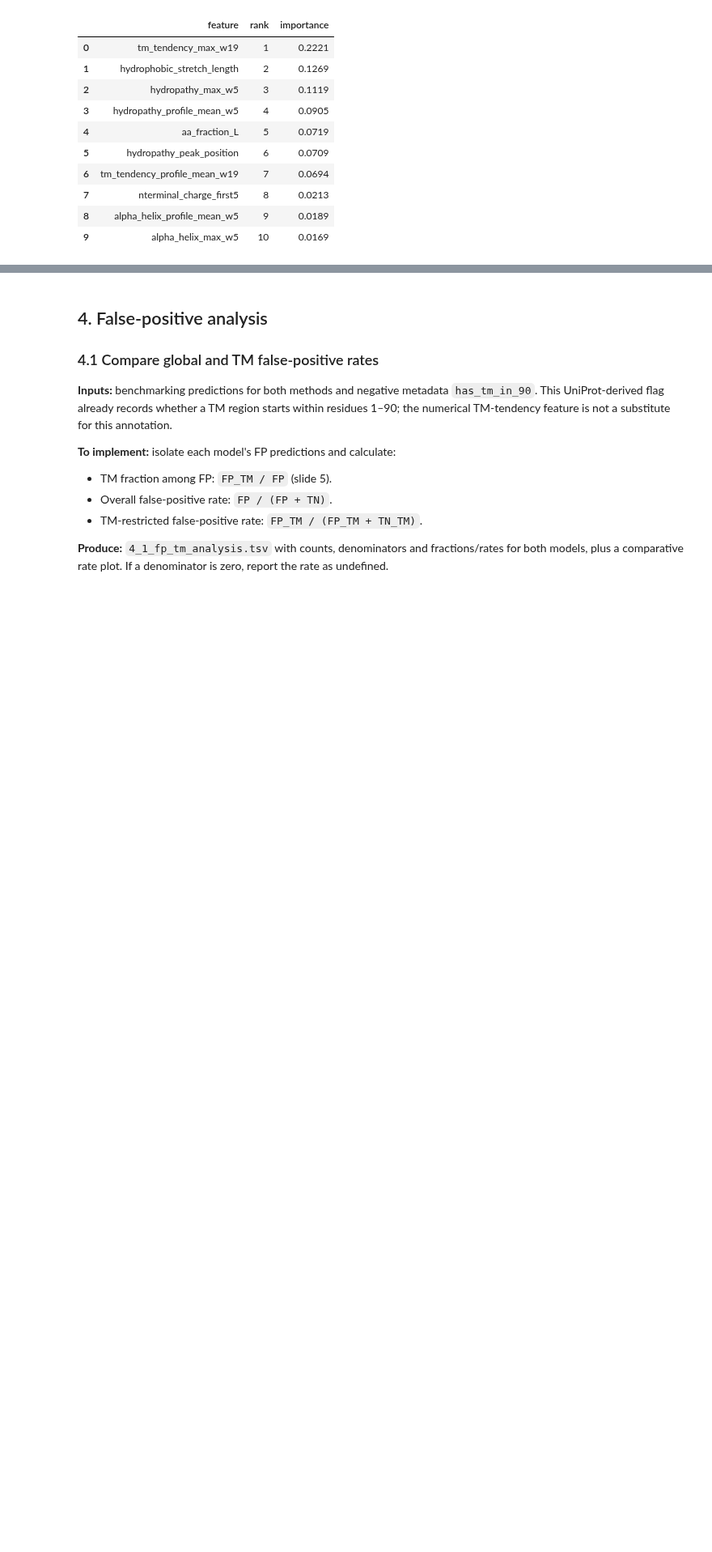
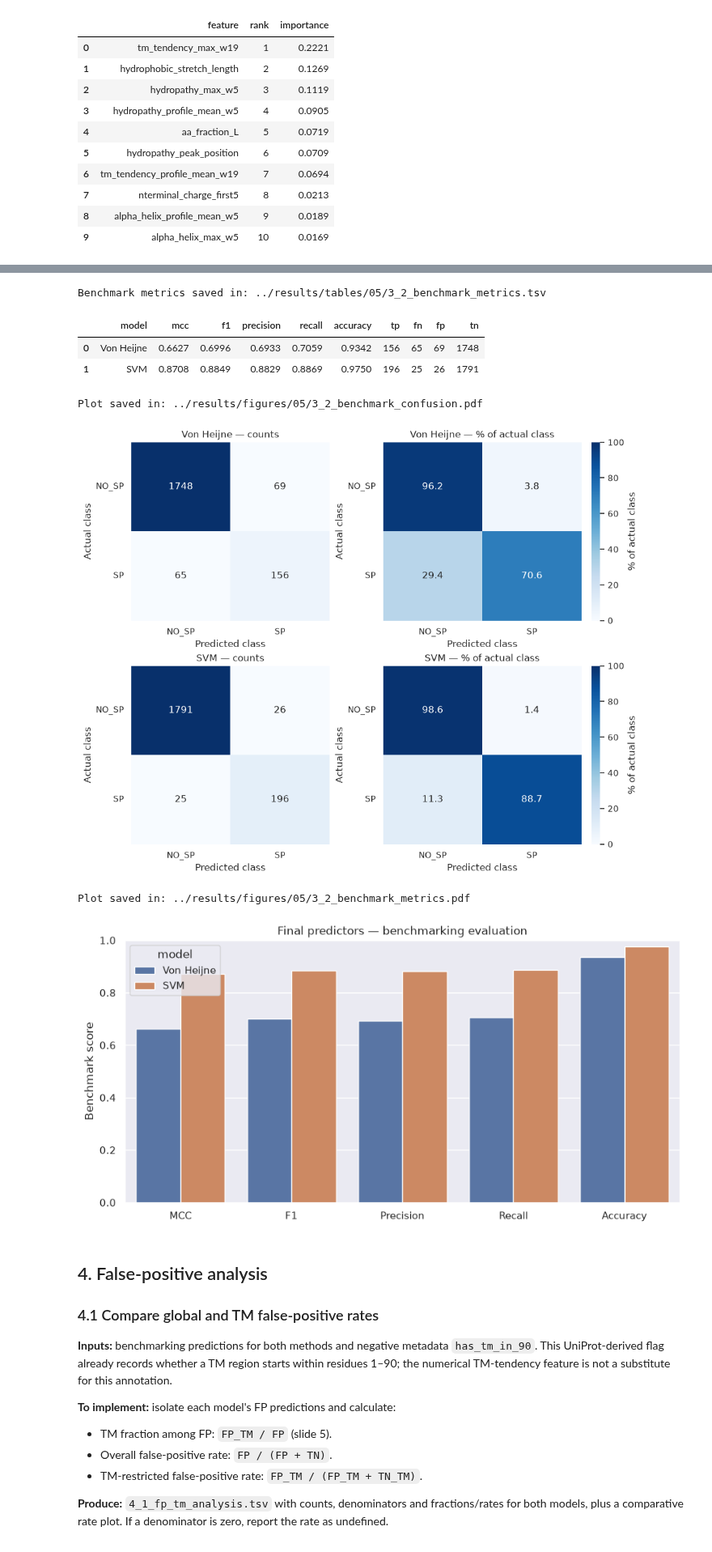
Before and after one commit to bioinformatikk/LB2_project_Group_10, a Jupyter notebook: notebooks/05_benchmarking_and_analysis.ipynb, the cells around one changed output, grey strips where cells are left out. Shown at 81% size. Saved outputs shown, nothing was run; the diff lists cells and outputs as text; code cells hidden in the pictures; blank space fills up the shorter version.

Commit message:
Step 03 added to 05 benchmark

```diff
--- a/notebooks/05_benchmarking_and_analysis.ipynb
+++ b/notebooks/05_benchmarking_and_analysis.ipynb
@@ -1001,3 +1036,72 @@ Reuse the metric calculations and confusion-plot conventions in 03 section 5 and
+# %%
+metric_columns = ["mcc", "f1", "precision", "recall", "accuracy"]
+metric_labels = {"mcc": "MCC", "f1": "F1", "precision": "Precision",
+                 "recall": "Recall", "accuracy": "Accuracy"}
+metric_records = []
+benchmark_confusion = {}
+for model_name, predictions in model_predictions.items():
+    actual = predictions["label"]
+    predicted = predictions["prediction"]
+    counts = pd.crosstab(actual, predicted).reindex(index=[0, 1], columns=[0, 1], fill_value=0)
+    benchmark_confusion[model_name] = counts
+    tn, fp, fn, tp = counts.to_numpy().ravel()
+    metric_records.append({
+        "model": model_name,
+        "mcc": matthews_corrcoef(actual, predicted),
+        "f1": f1_score(actual, predicted, zero_division=0),
+        "precision": precision_score(actual, predicted, zero_division=0),
+        "recall": recall_score(actual, predicted, zero_division=0),
+        "accuracy": accuracy_score(actual, predicted),
+        "tp": tp, "fn": fn, "fp": fp, "tn": tn,
+    })
+benchmark_metrics = pd.DataFrame(metric_records)
+metrics_path = table_dir / "3_2_benchmark_metrics.tsv"
+benchmark_metrics.to_csv(metrics_path, sep="\t", index=False)
+print("Benchmark metrics saved in:", metrics_path)
+display(benchmark_metrics.round(4))
+
+# Counts and row percentages follow 04 section 6.5.
+fig, axes = plt.subplots(2, 2, figsize=(10, 8), layout="constrained")
+for row, (model_name, counts) in enumerate(benchmark_confusion.items()):
+    percentages = counts.div(counts.sum(axis=1), axis=0) * 100
+    sns.heatmap(counts, ax=axes[row, 0], annot=True, fmt="d", cmap="Blues", cbar=False,
+                xticklabels=["NO_SP", "SP"], yticklabels=["NO_SP", "SP"])
+    sns.heatmap(percentages, ax=axes[row, 1], annot=True, fmt=".1f", cmap="Blues",
+                vmin=0, vmax=100, cbar_kws={"label": "% of actual class"},
+                xticklabels=["NO_SP", "SP"], yticklabels=["NO_SP", "SP"])
+    axes[row, 0].set_title(model_name + " — counts")
+    axes[row, 1].set_title(model_name + " — % of actual class")
+    for ax in axes[row]:
+        ax.set(xlabel="Predicted class", ylabel="Actual class")
+        ax.tick_params(axis="y", labelrotation=0)
+figure_path = figure_dir / "3_2_benchmark_confusion.pdf"
+fig.savefig(figure_path, format="pdf", bbox_inches="tight")
+print("Plot saved in:", figure_path)
+plt.show()
+
+# Single benchmark estimates: no CV standard errors are attached.
+metric_plot = benchmark_metrics.melt(
+    id_vars="model", value_vars=metric_columns, var_name="metric", value_name="value"
+)
+metric_plot["metric"] = metric_plot["metric"].map(metric_labels)
+fig, ax = plt.subplots(figsize=(9, 4.5), layout="constrained")
+sns.barplot(data=metric_plot, x="metric", y="value", hue="model",
+            order=[metric_labels[m] for m in metric_columns], errorbar=None, ax=ax)
+ax.set(xlabel="", ylabel="Benchmark score", ylim=(0, 1),
+       title="Final predictors — benchmarking evaluation")
+figure_path = figure_dir / "3_2_benchmark_metrics.pdf"
+fig.savefig(figure_path, format="pdf", bbox_inches="tight")
+print("Plot saved in:", figure_path)
+plt.show()
+# %% [output]
+Benchmark metrics saved in: ../results/tables/05/3_2_benchmark_metrics.tsv
+|  | model | mcc | f1 | precision | recall | accuracy | tp | fn | fp | tn |
+| 0 | Von Heijne | 0.6627 | 0.6996 | 0.6933 | 0.7059 | 0.9342 | 156 | 65 | 69 | 1748 |
+| 1 | SVM | 0.8708 | 0.8849 | 0.8829 | 0.8869 | 0.9750 | 196 | 25 | 26 | 1791 |
+Plot saved in: ../results/figures/05/3_2_benchmark_confusion.pdf
+[figure, added]
+Plot saved in: ../results/figures/05/3_2_benchmark_metrics.pdf
+[figure, added]
 # %% [markdown]
 ## 4. False-positive analysis
 
```
Also changed, not shown: parts of 8 cells of this notebook, 5 other files.
